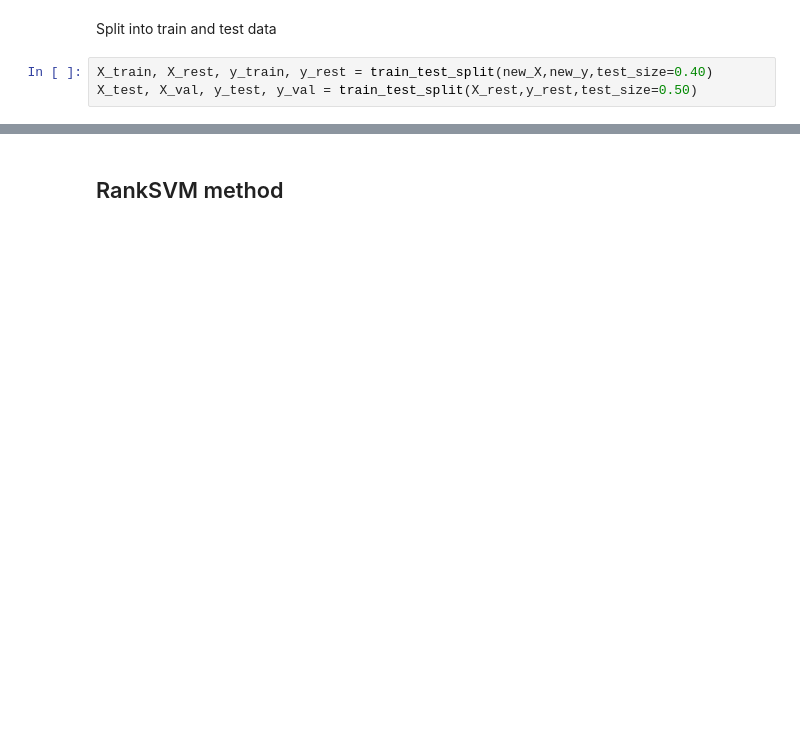
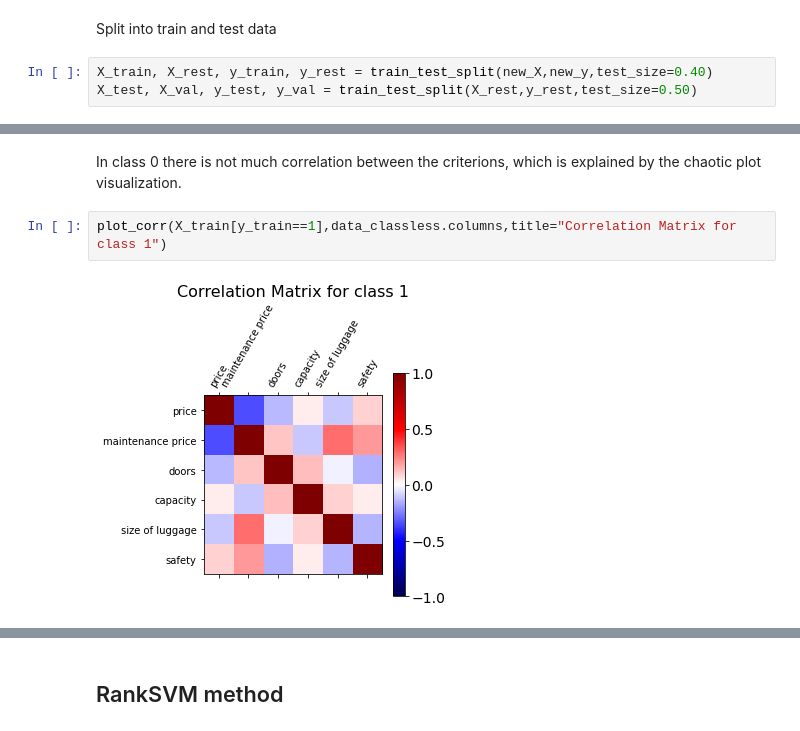
Before and after one commit to lucapl/Neural-Sorting, a Jupyter notebook: report.ipynb, the cells around one changed output, grey strips where cells are left out. Saved outputs shown, nothing was run; the diff lists cells and outputs as text; blank space fills up the shorter version.

```diff
--- a/report.ipynb
+++ b/report.ipynb
@@ -89,0 +166,6 @@ X_test, X_val, y_test, y_val = train_test_split(X_rest,y_rest,test_size=0.50)
+# %% [markdown]
+In class 0 there is not much correlation between the criterions, which is explained by the chaotic plot visualization.
+# %%
+plot_corr(X_train[y_train==1],data_classless.columns,title="Correlation Matrix for class 1")
+# %% [output]
+[figure, added]
```
Also changed, not shown: parts of 97 cells of this notebook.
